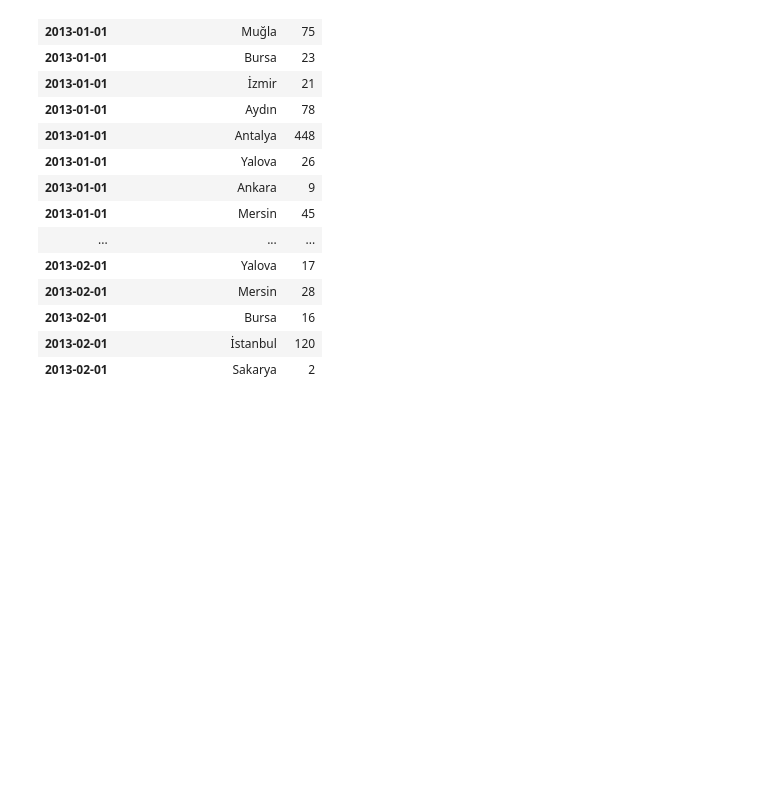
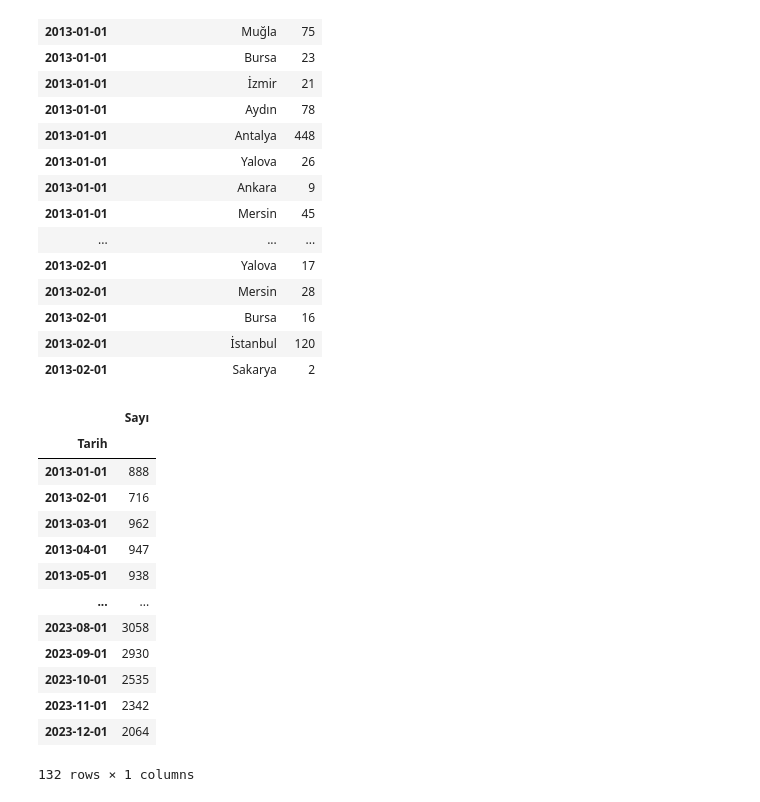
Before and after one commit to Zakerous76/analythings-viz-2-fastAPI-integration, a Jupyter notebook: fastAPI-tutorials/developement.ipynb, the cells around one changed output. Drawn from its saved outputs; the diff is of its cells as text; code cells hidden in the pictures; blank space fills up the shorter version.

```diff
--- a/fastAPI-tutorials/developement.ipynb
+++ b/fastAPI-tutorials/developement.ipynb
@@ -311,0 +365,17 @@ df_f_cities_aggregated.head(20)
+# %%
+df_f_total_aggregated
+# %% [output]
+|  | Sayı |
+| Tarih |  |
+| 2013-01-01 | 888 |
+| 2013-02-01 | 716 |
+| 2013-03-01 | 962 |
+| 2013-04-01 | 947 |
+| 2013-05-01 | 938 |
+| ... | ... |
+| 2023-08-01 | 3058 |
+| 2023-09-01 | 2930 |
+| 2023-10-01 | 2535 |
+| 2023-11-01 | 2342 |
+| 2023-12-01 | 2064 |
+132 rows × 1 columns
```
Also changed, not shown: parts of 1 cell of this notebook, 1 other file.
